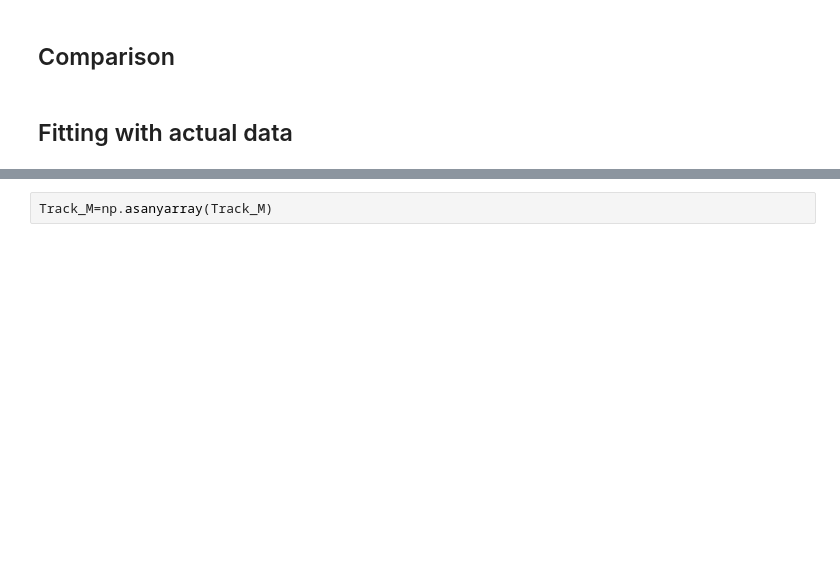
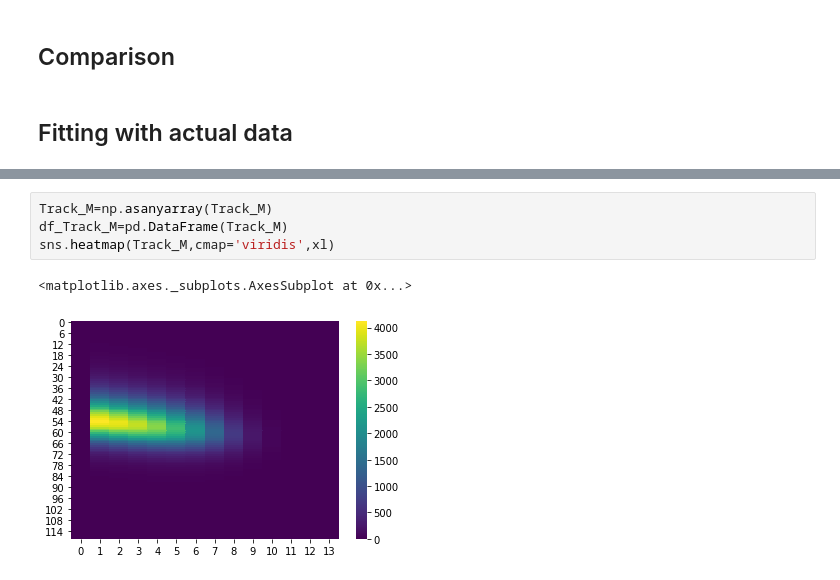
Before and after one commit to akhavan12/discrete_covid_model, a Jupyter notebook: Discrete_ver_09.ipynb, the cells around one changed output, grey strips where cells are left out. Drawn from its saved outputs; the diff is of its cells as text; blank space fills up the shorter version.

```diff
--- a/Discrete_ver_09.ipynb
+++ b/Discrete_ver_09.ipynb
@@ -417,5 +534,10 @@ w = interactive(
 w
 # %% [output]
 interactive(children=(IntSlider(value=10000000, continuous_update=False, description='Population', max=5000000…
-# %%
-Track_M=np.asanyarray(Track_M)
+# %%
+Track_M=np.asanyarray(Track_M)
+df_Track_M=pd.DataFrame(Track_M)
+sns.heatmap(Track_M,cmap='viridis',xl)
+# %% [output]
+<matplotlib.axes._subplots.AxesSubplot at 0x...>
+[figure, added]
```
Also changed, not shown: parts of 14 cells of this notebook.
